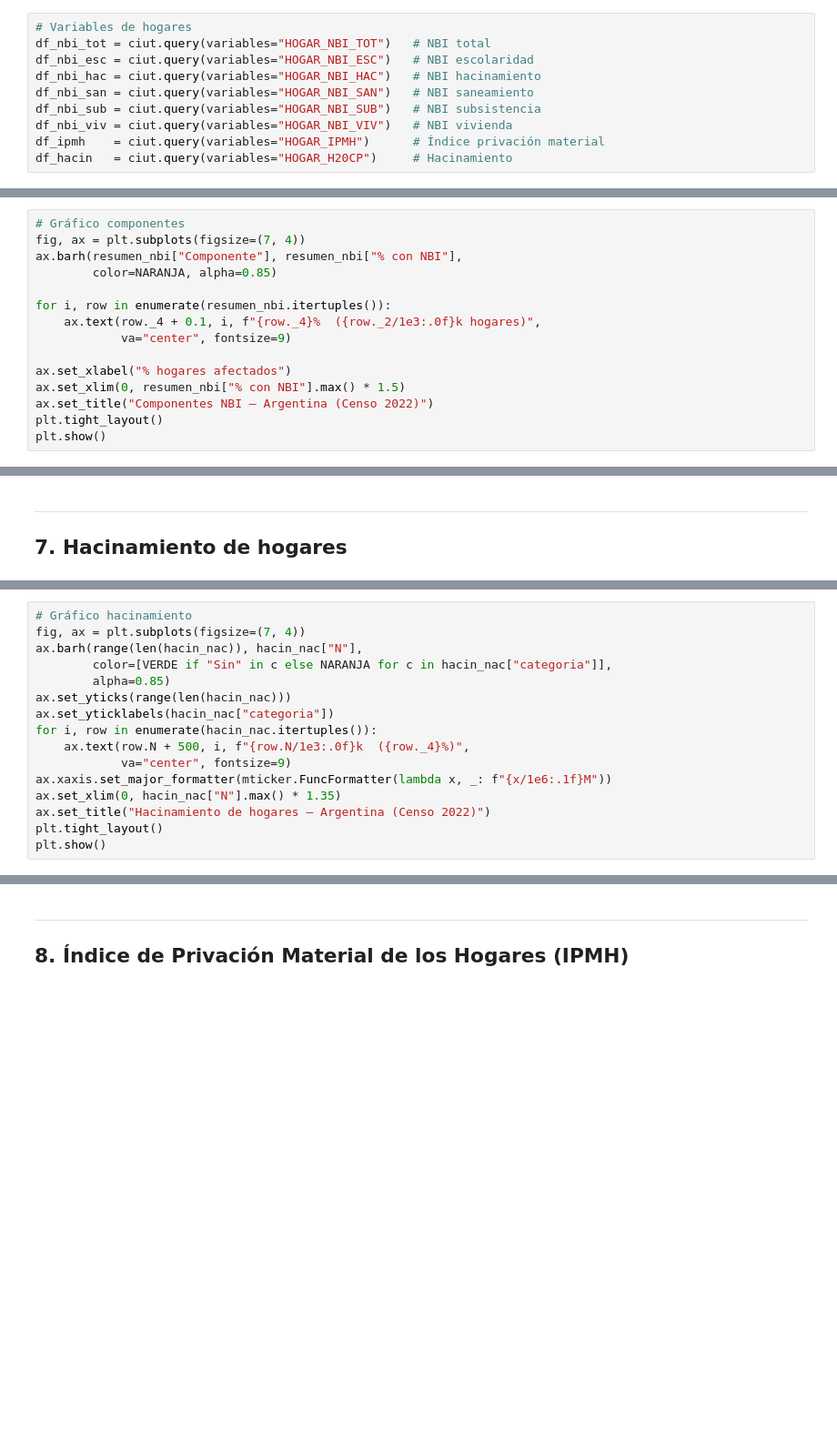
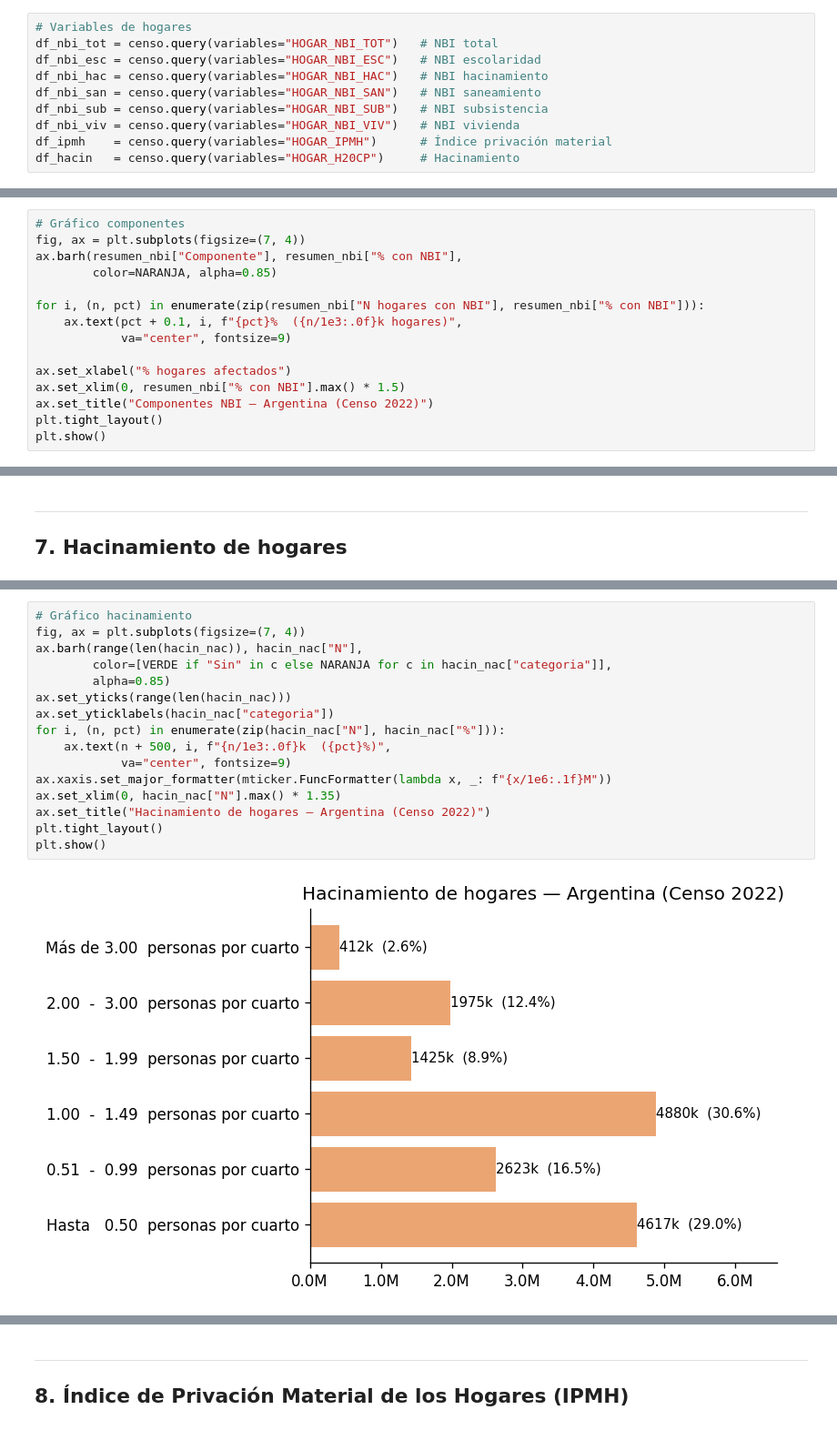
Before and after one commit to pedroorden/censoargentino, a Jupyter notebook: examples/analisis_completo.ipynb, the cells around one changed output, grey strips where cells are left out. Shown at 91% size. Cells and saved outputs as stored; diff of their text form; blank space fills up the shorter version.

```diff
--- a/examples/analisis_completo.ipynb
+++ b/examples/analisis_completo.ipynb
@@ -51,10 +71,10 @@ df_educ  = ciut.query(variables="PERSONA_MNI")       # Nivel de instrucción
 # %%
 # Variables de hogares
-df_nbi_tot = ciut.query(variables="HOGAR_NBI_TOT")   # NBI total
-df_nbi_esc = ciut.query(variables="HOGAR_NBI_ESC")   # NBI escolaridad
-df_nbi_hac = ciut.query(variables="HOGAR_NBI_HAC")   # NBI hacinamiento
-df_nbi_san = ciut.query(variables="HOGAR_NBI_SAN")   # NBI saneamiento
-df_nbi_sub = ciut.query(variables="HOGAR_NBI_SUB")   # NBI subsistencia
-df_nbi_viv = ciut.query(variables="HOGAR_NBI_VIV")   # NBI vivienda
-df_ipmh    = ciut.query(variables="HOGAR_IPMH")      # Índice privación material
-df_hacin   = ciut.query(variables="HOGAR_H20CP")     # Hacinamiento
+df_nbi_tot = censo.query(variables="HOGAR_NBI_TOT")   # NBI total
+df_nbi_esc = censo.query(variables="HOGAR_NBI_ESC")   # NBI escolaridad
+df_nbi_hac = censo.query(variables="HOGAR_NBI_HAC")   # NBI hacinamiento
+df_nbi_san = censo.query(variables="HOGAR_NBI_SAN")   # NBI saneamiento
+df_nbi_sub = censo.query(variables="HOGAR_NBI_SUB")   # NBI subsistencia
+df_nbi_viv = censo.query(variables="HOGAR_NBI_VIV")   # NBI vivienda
+df_ipmh    = censo.query(variables="HOGAR_IPMH")      # Índice privación material
+df_hacin   = censo.query(variables="HOGAR_H20CP")     # Hacinamiento
@@ -378,8 +621,8 @@ fig, ax = plt.subplots(figsize=(7, 4))
 ax.barh(resumen_nbi["Componente"], resumen_nbi["% con NBI"],
         color=NARANJA, alpha=0.85)
 
-for i, row in enumerate(resumen_nbi.itertuples()):
-    ax.text(row._4 + 0.1, i, f"{row._4}%  ({row._2/1e3:.0f}k hogares)",
+for i, (n, pct) in enumerate(zip(resumen_nbi["N hogares con NBI"], resumen_nbi["% con NBI"])):
+    ax.text(pct + 0.1, i, f"{pct}%  ({n/1e3:.0f}k hogares)",
             va="center", fontsize=9)
 
 ax.set_xlabel("% hogares afectados")
@@ -425,19 +697,21 @@ print(hacin_nac[["categoria", "N", "%"]].to_string(index=False))
 # %%
 # Gráfico hacinamiento
 fig, ax = plt.subplots(figsize=(7, 4))
 ax.barh(range(len(hacin_nac)), hacin_nac["N"],
         color=[VERDE if "Sin" in c else NARANJA for c in hacin_nac["categoria"]],
         alpha=0.85)
 ax.set_yticks(range(len(hacin_nac)))
 ax.set_yticklabels(hacin_nac["categoria"])
-for i, row in enumerate(hacin_nac.itertuples()):
-    ax.text(row.N + 500, i, f"{row.N/1e3:.0f}k  ({row._4}%)",
+for i, (n, pct) in enumerate(zip(hacin_nac["N"], hacin_nac["%"])):
+    ax.text(n + 500, i, f"{n/1e3:.0f}k  ({pct}%)",
             va="center", fontsize=9)
 ax.xaxis.set_major_formatter(mticker.FuncFormatter(lambda x, _: f"{x/1e6:.1f}M"))
 ax.set_xlim(0, hacin_nac["N"].max() * 1.35)
 ax.set_title("Hacinamiento de hogares — Argentina (Censo 2022)")
 plt.tight_layout()
 plt.show()
+# %% [output]
+[figure, added]
 # %%
 # Hacinamiento por provincia
 hacin_prov = (
```
Also changed, not shown: parts of 31 cells of this notebook, 10 other files.
